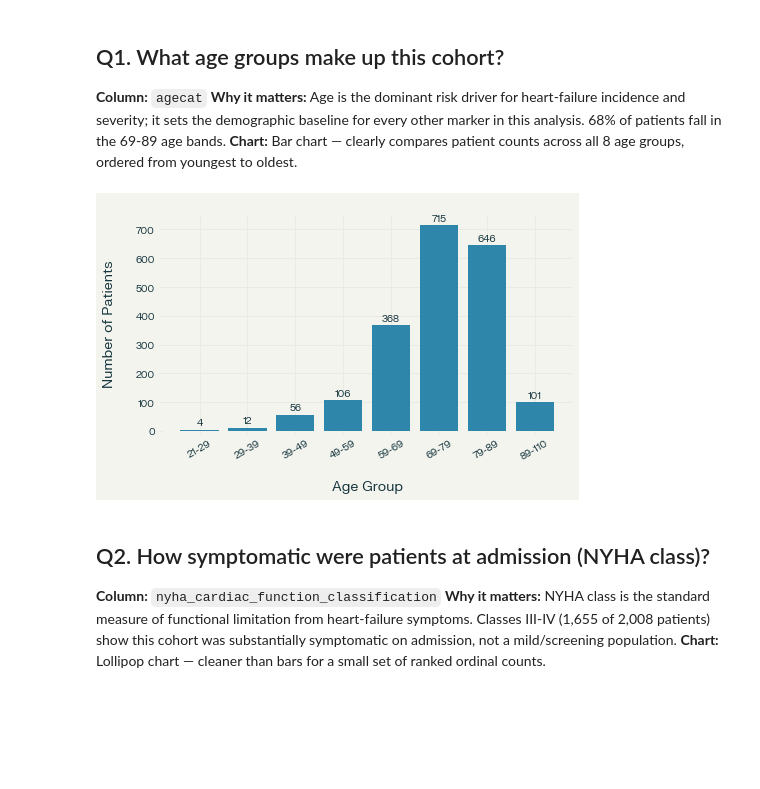
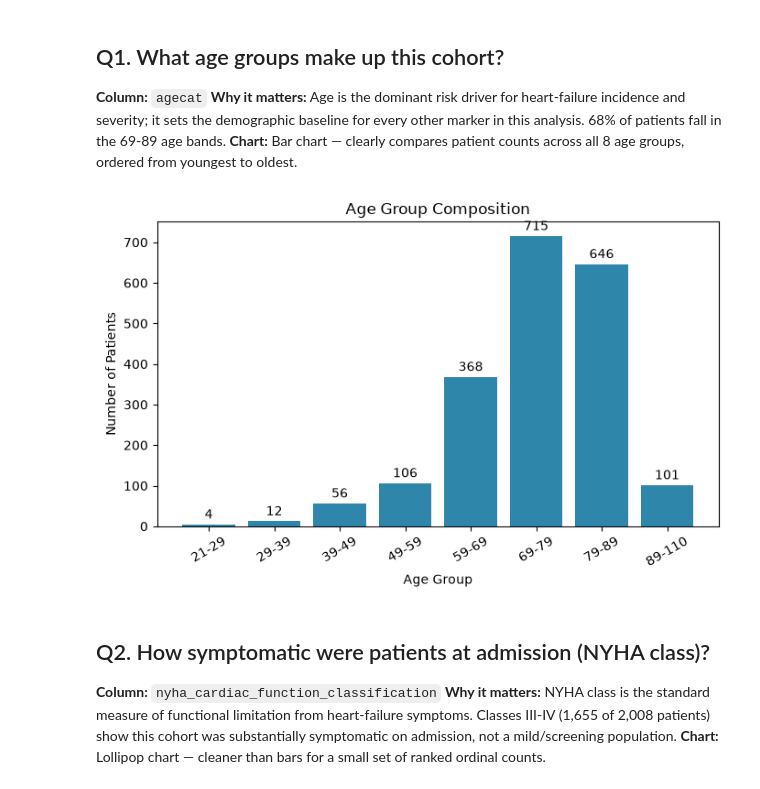
Before and after one commit to preethi19mit/8_PythonNinjas_Python-Hackathon_SEP2026, a Jupyter notebook: 8_Python_Ninjas_2.Descriptive.ipynb, the cells around one changed output. Saved outputs shown, nothing was run; the diff lists cells and outputs as text; code cells hidden in the pictures; blank space fills up the shorter version.

Commit message:
Added Prescriptive notebook and cleaned data for Python Hackathon Sep 2026. Updated settings.json and modified existing notebooks for better clarity and functionality.

```diff
--- a/8_Python_Ninjas_2.Descriptive.ipynb
+++ b/8_Python_Ninjas_2.Descriptive.ipynb
@@ -5,4 +5,8 @@ Dataset: `8_Python_Ninjas_cleaned_data-1.csv` (2,008 patients, 192 columns)
 
 Each question states the column chosen, why it matters clinically, the code, and a non-bar/non-histogram chart (donut, lollipop, funnel, violin, boxplot, KDE, or line/area) selected to best fit that data type.
 # %%
-import pandas as pdimport matplotlib.pyplot as pltdf = pd.read_csv("8_Python_Ninjas_cleaned_data-1.csv")print(f"Patients: {len(df):,}   Columns: {df.shape[1]}")
+import pandas as pd
+import matplotlib.pyplot as plt
+
+df = pd.read_csv("8_Python_Ninjas_cleaned_data.csv")
+print(f"Patients: {len(df):,}   Columns: {df.shape[1]}")
@@ -12,9 +18,19 @@ import pandas as pdimport matplotlib.pyplot as pltdf = pd.read_csv("8_Python_Nin
 **Why it matters:** Age is the dominant risk driver for heart-failure incidence and severity; it sets the demographic baseline for every other marker in this analysis. 68% of patients fall in the 69-89 age bands.
 **Chart:** Bar chart — clearly compares patient counts across all 8 age groups, ordered from youngest to oldest.
 # %%
-order = ['21-29','29-39','39-49','49-59','59-69','69-79','79-89','89-110']age = df['agecat'].value_counts().reindex(order)fig, ax = plt.subplots(figsize=(7,4.5))ax.bar(age.index, age.values, color='#2E86AB')ax.set_title('Age Group Composition')ax.set_xlabel('Age Group'); ax.set_ylabel('Number of Patients')for i, v in enumerate(age.values):    ax.text(i, v + 15, str(v), ha='center')plt.xticks(rotation=30)plt.tight_layout(); plt.show()
+order = ['21-29','29-39','39-49','49-59','59-69','69-79','79-89','89-110']
+age = df['agecat'].value_counts().reindex(order)
+
+fig, ax = plt.subplots(figsize=(7,4.5))
+ax.bar(age.index, age.values, color='#2E86AB')
+ax.set_title('Age Group Composition')
+ax.set_xlabel('Age Group'); ax.set_ylabel('Number of Patients')
+for i, v in enumerate(age.values):
+    ax.text(i, v + 15, str(v), ha='center')
+plt.xticks(rotation=30)
+plt.tight_layout(); plt.show()
 # %% [output]
-[figure, old version]
+[figure, new version]
 # %% [markdown]
 ## Q2. How symptomatic were patients at admission (NYHA class)?
 **Column:** `nyha_cardiac_function_classification`
```
Also changed, not shown: parts of 11 cells of this notebook, 3 other files.
